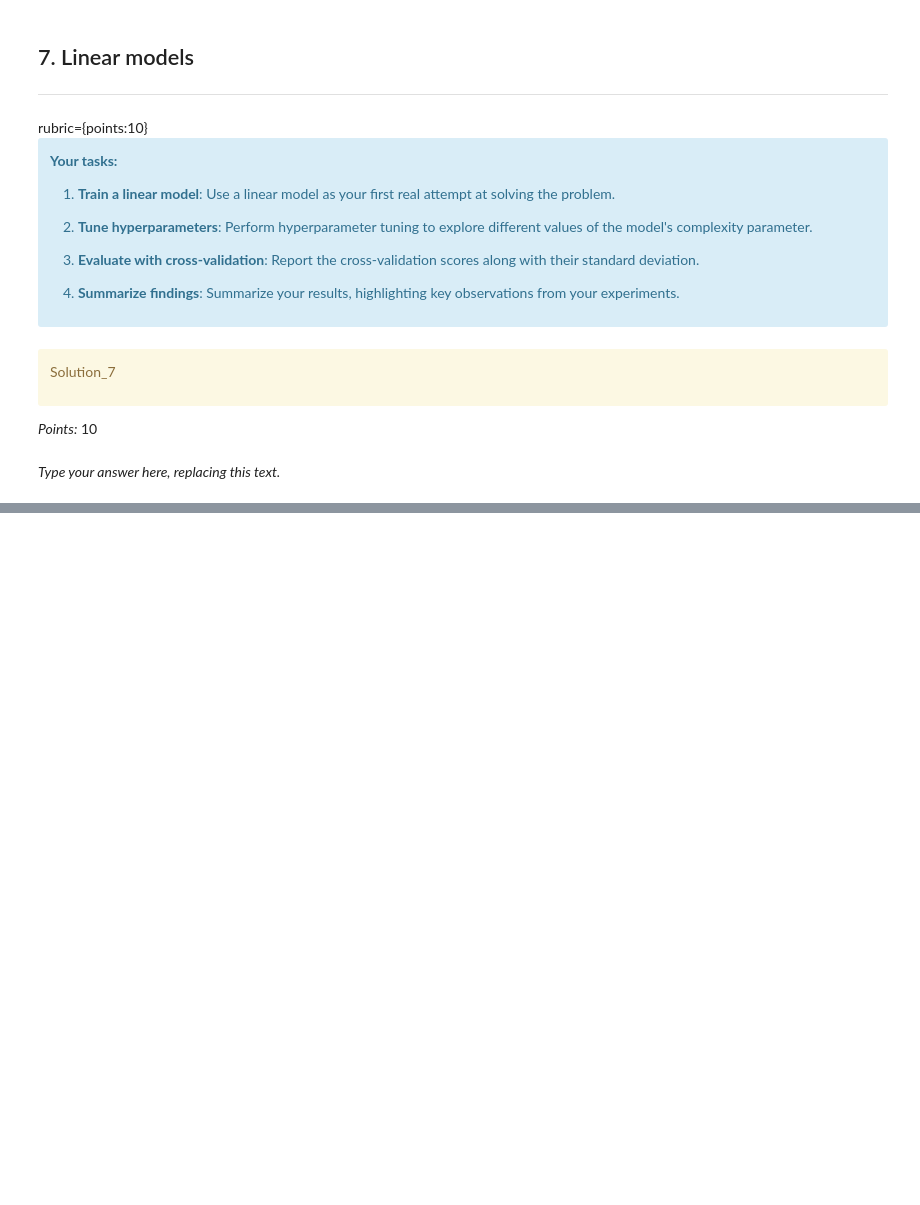
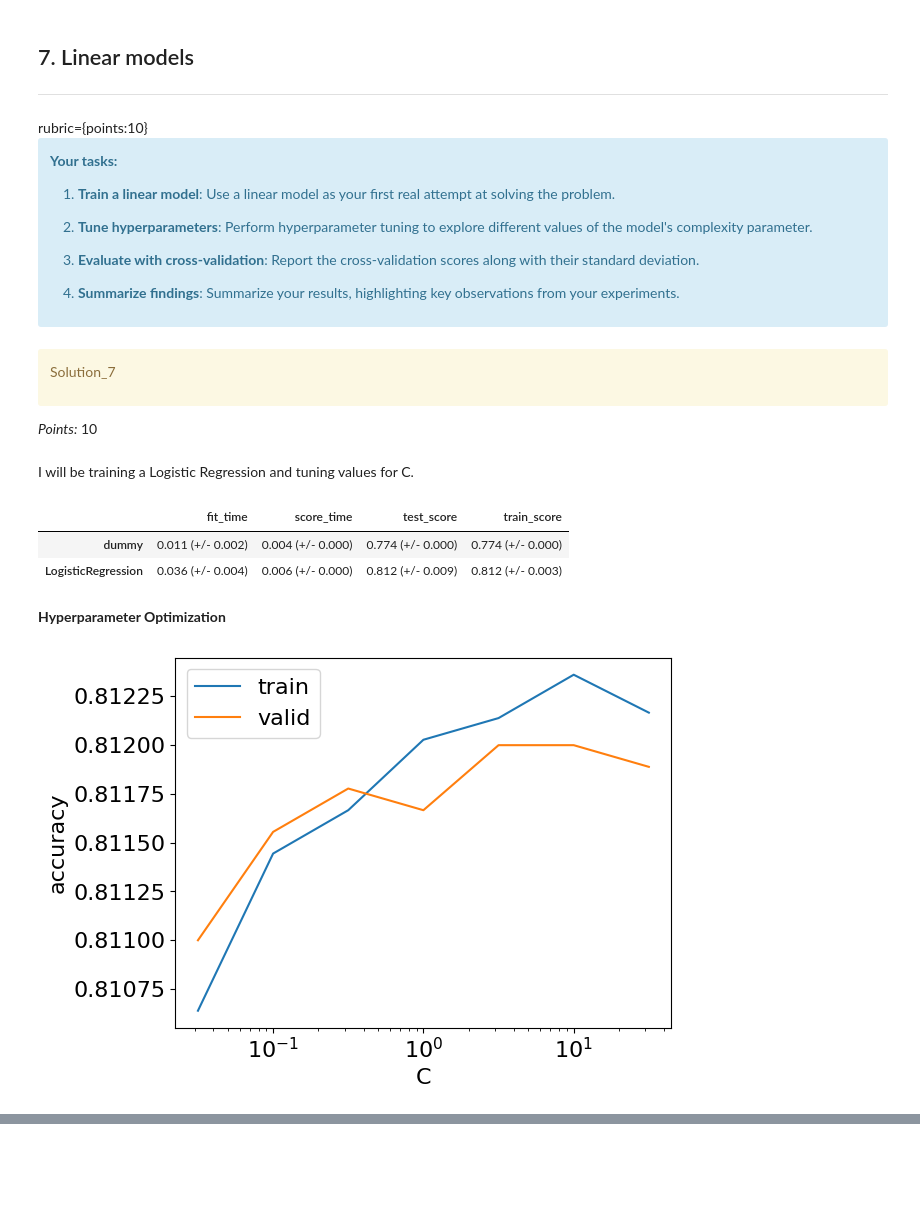
Before and after one commit to fisher-mw/CPSC-330-Project, a Jupyter notebook: hw5.ipynb, the cells around one changed output, grey strips where cells are left out. Saved outputs shown, nothing was run; the diff lists cells and outputs as text; code cells hidden in the pictures; blank space fills up the shorter version.

```diff
--- a/hw5.ipynb
+++ b/hw5.ipynb
@@ -385,3 +390,13 @@ numeric = "
+# %%
+numeric_transformer = StandardScaler()
+ordinal_transformer = OrdinalEncoder(dtype=int)
+binary_transformer = OneHotEncoder(drop="if_binary", dtype=int)
+categorical_transformer = OneHotEncoder(handle_unknown="ignore", sparse_output=False)
+preprocessor = make_column_transformer(
+    (numeric_transformer, numeric_features,),
+    (binary_transformer,binary_features),
+    (categorical_transformer, categorical_features),
+    ("drop", drop_features))
 # %% [markdown]
 <!-- END QUESTION -->
 
@@ -416,0 +457,13 @@ _Points:_ 2
+# %%
+results_dict={}
+
+X_train = train_df.drop(columns=["default.payment.next.month"])
+y_train = train_df["default.payment.next.month"]
+
+dummy = DummyClassifier(random_state = 123)
+pipe = make_pipeline(preprocessor, dummy)
+results_dict["dummy"] = mean_std_cross_val_scores(
+    pipe, X_train, y_train, cv=5, return_train_score=True
+)
+results_df = pd.DataFrame(results_dict).T
+results_df
@@ -446,5 +504,3 @@ Solution_7
 </div>
 
 _Points:_ 10
-# %% [markdown]
-_Type your answer here, replacing this text._
@@ -458,0 +507,2 @@ _Type your answer here, replacing this text._
+# %% [markdown]
+I will be training a Logistic Regression and tuning values for C.
@@ -458,0 +519,32 @@ _Type your answer here, replacing this text._
+# %%
+results_df = pd.DataFrame(results_dict).T
+results_df
+# %% [output]
+|  | fit_time | score_time | test_score | train_score |
+| dummy | 0.011 (+/- 0.002) | 0.004 (+/- 0.000) | 0.774 (+/- 0.000) | 0.774 (+/- 0.000) |
+| LogisticRegression | 0.036 (+/- 0.004) | 0.006 (+/- 0.000) | 0.812 (+/- 0.009) | 0.812 (+/- 0.003) |
+# %% [markdown]
+**Hyperparameter Optimization**
+# %%
+train_scores = []
+cv_scores = []
+
+C_vals = 10.0 ** np.arange(-1.5, 2, 0.5)
+
+for C in C_vals:
+    #     print(C)
+    pipe = make_pipeline(preprocessor,
+        LogisticRegression(max_iter=1000, C=C, random_state=123),
+    )
+    cv_results = cross_validate(pipe, X_train, y_train, return_train_score=True)
+
+    train_scores.append(cv_results["train_score"].mean())
+    cv_scores.append(cv_results["test_score"].mean())
+
+plt.semilogx(C_vals, train_scores, label="train")
+plt.semilogx(C_vals, cv_scores, label="valid")
+plt.legend()
+plt.xlabel("C")
+plt.ylabel("accuracy");
+# %% [output]
+[figure, added]
```
Also changed, not shown: parts of 69 cells of this notebook, 1 other file.
